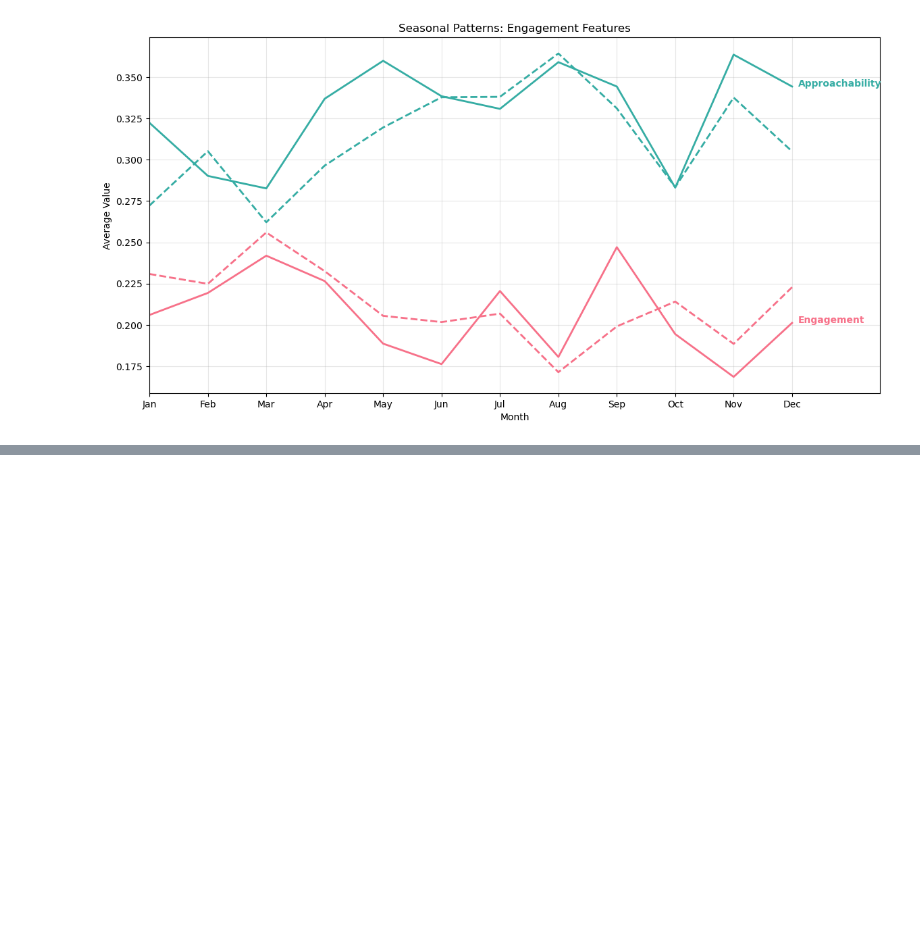
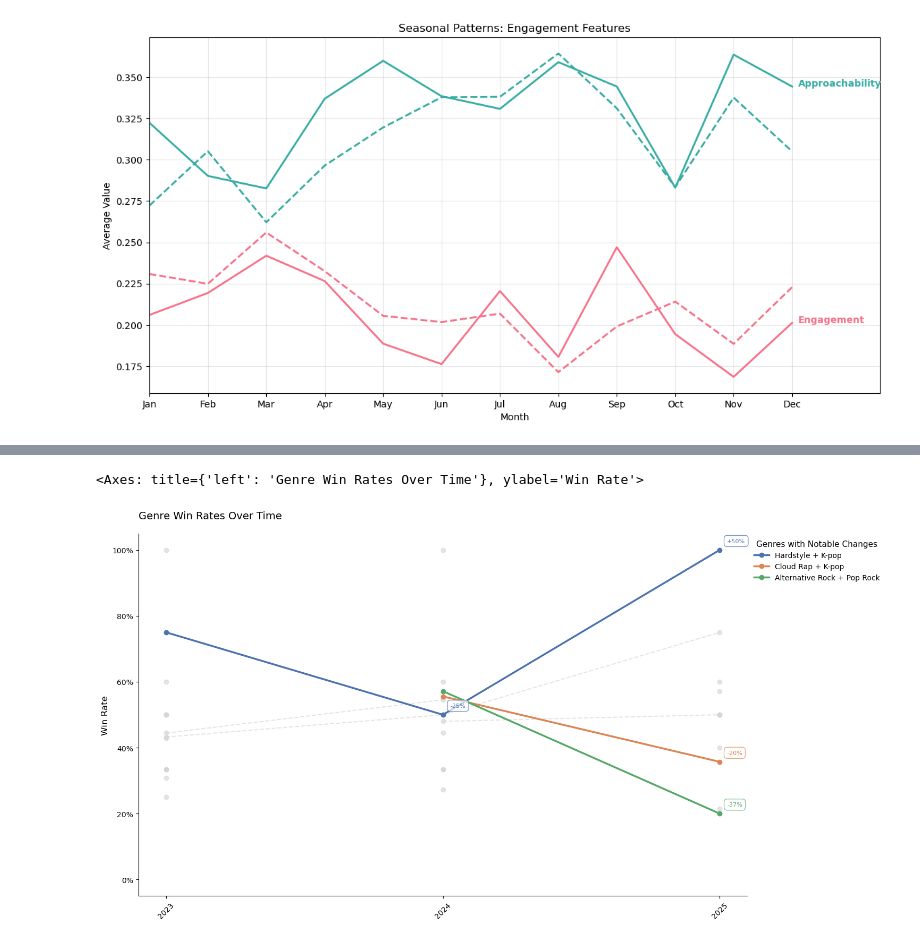
Before and after one commit to ccaban6/love-dive-into-kpop-music-show-winners, a Jupyter notebook: notebooks/04_explore_audio_features.ipynb, the cells around one changed output, grey strips where cells are left out. Drawn from its saved outputs; the diff is of its cells as text; code cells hidden in the pictures; blank space fills up the shorter version.

```diff
--- a/notebooks/04_explore_audio_features.ipynb
+++ b/notebooks/04_explore_audio_features.ipynb
@@ -884,0 +584,13 @@ This analysis provides valuable insights into both the historical patterns and p
+# %%
+genre_volatile = genre_temporal.filter(~genre_temporal['sorted_combo'].is_in(top_10_genres)).group_by(['sorted_combo', 'year']).agg([
+    pl.col('is_winner').mean().alias('win_rate'),
+    pl.col('is_winner').sum().alias('no_wins'),
+    pl.struct(['artist', 'song']).n_unique().alias('no_uniq_songs'),
+]).filter(pl.col('no_wins') >= 2)
+
+# .pivot(index='sorted_combo', on='year', values='win_rate')
+# %%
+plot_genre_win_rates_over_time(genre_volatile.to_pandas(), 0, negative_only=True)
+# %% [output]
+<Axes: title={'left': 'Genre Win Rates Over Time'}, ylabel='Win Rate'>
+[figure, added]
```
Also changed, not shown: parts of 50 cells of this notebook, 2 other files.
